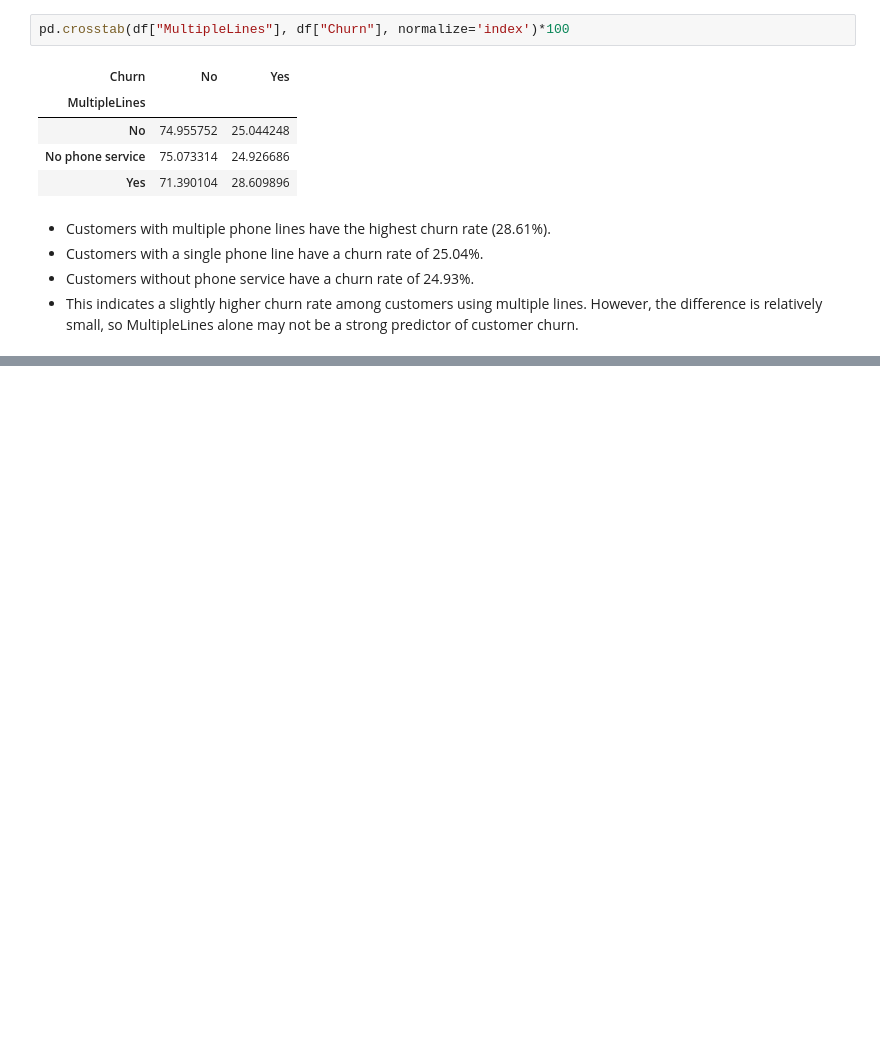
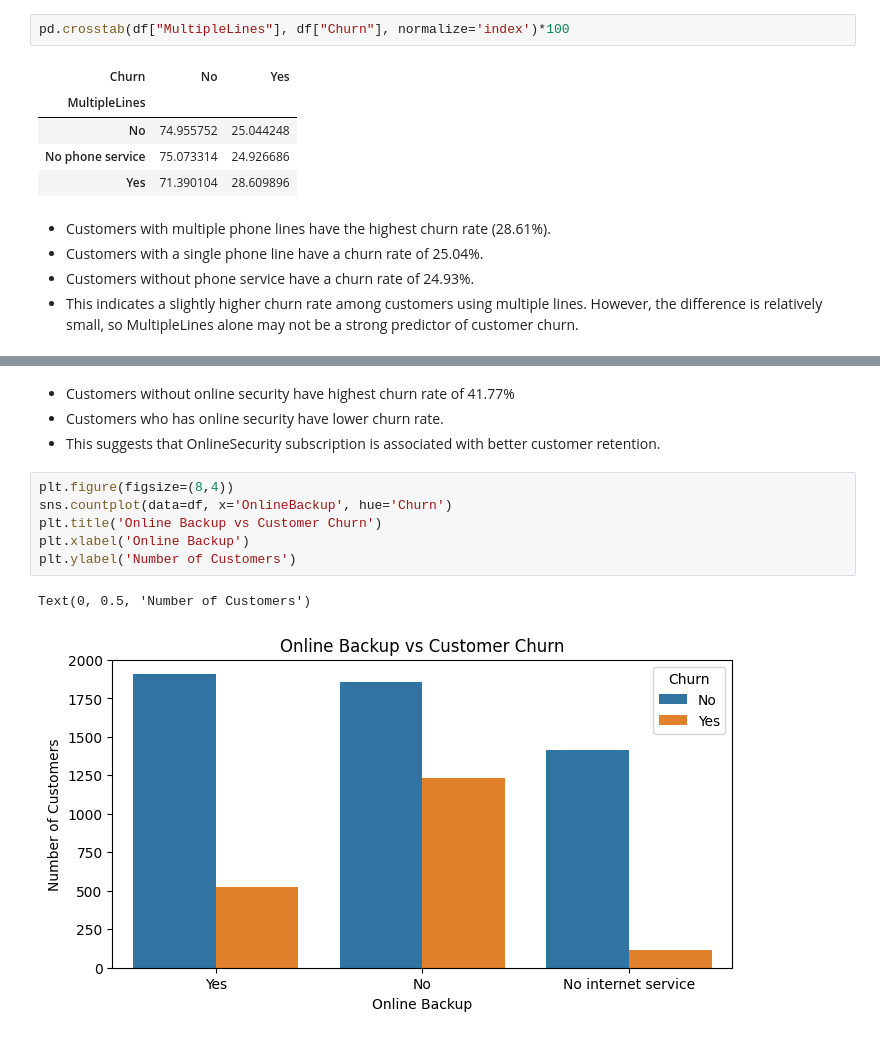
Before and after one commit to dheeraj59/Telco-Customer-Churn-EDA, a Jupyter notebook: eda.ipynb, the cells around one changed output, grey strips where cells are left out. Saved outputs shown, nothing was run; the diff lists cells and outputs as text; blank space fills up the shorter version.

```diff
--- a/eda.ipynb
+++ b/eda.ipynb
@@ -1191,0 +1229,13 @@ pd.crosstab(df["MultipleLines"], df["Churn"], normalize='index')*100
+# %% [markdown]
+- Customers without online security have highest churn rate of 41.77%
+- Customers who has online security have lower churn rate.
+- This suggests that OnlineSecurity subscription is associated with better customer retention.
+# %%
+plt.figure(figsize=(8,4))
+sns.countplot(data=df, x='OnlineBackup', hue='Churn')
+plt.title('Online Backup vs Customer Churn')
+plt.xlabel('Online Backup')
+plt.ylabel('Number of Customers')
+# %% [output]
+Text(0, 0.5, 'Number of Customers')
+[figure, added]
```
Also changed, not shown: parts of 19 cells of this notebook.
